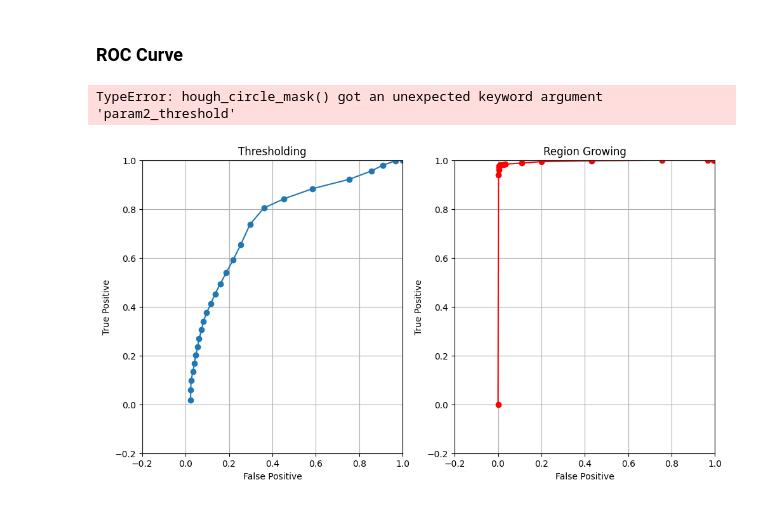
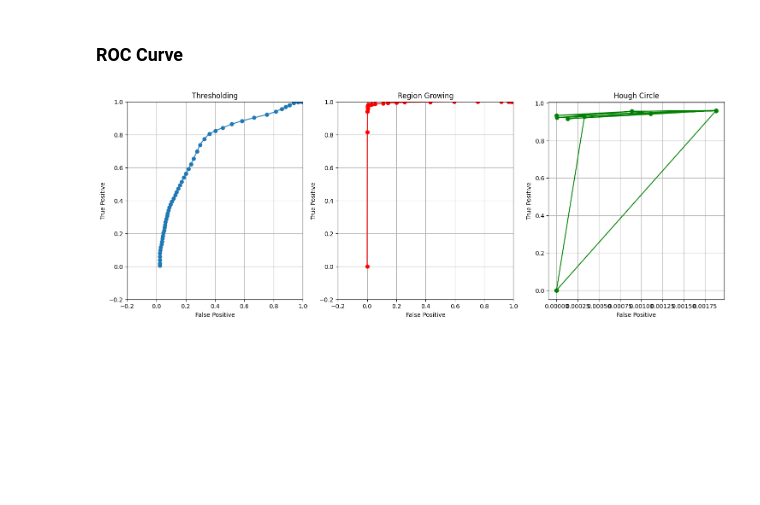
Before and after one commit to KasLoot/CV_and_Sensing, a Jupyter notebook: final/task_1.ipynb, the cells around one changed output. Drawn from its saved outputs; the diff is of its cells as text; code cells hidden in the pictures; blank space fills up the shorter version.

```diff
--- a/final/task_1.ipynb
+++ b/final/task_1.ipynb
@@ -155,7 +155,7 @@ plt.show()
 # %% [markdown]
 ### Hough Circle Detection
 # %%
-def hough_circle_mask(img):
+def hough_circle_mask(img, min_radius=300, max_radius=400):
     gray = cv2.cvtColor(img, cv2.COLOR_BGR2GRAY)
 
     circles = cv2.HoughCircles(
@@ -165,8 +165,8 @@ def hough_circle_mask(img):
         minDist=100,
         param1=50,
         param2=30,
-        minRadius=300,
-        maxRadius=400
+        minRadius=min_radius,
+        maxRadius=max_radius
     )
 
     # Create empty mask
@@ -268,9 +268,9 @@ def draw_roc_curve(image: Image.Image, ground_truth_image: Image.Image, bgr_imag
     true_negative_thresholding = []
     false_positive_thresholding = []
     false_negative_thresholding = []
-    saturation_thresholds = range(0, 257, 10)
+    saturation_thresholds = range(0, 257, 5)
 
-    for thresh in tqdm(saturation_thresholds):
+    for thresh in tqdm(saturation_thresholds, desc="Thresholding ROC"):
         binary_image = threshoding(hsv_img, hue_threshold=[0, 255], saturation_threshold=thresh)
         tp = np.sum((binary_image == 255) & (gt_array == 255))
         tn = np.sum((binary_image == 0) & (gt_array == 0))
@@ -298,11 +298,11 @@ def draw_roc_curve(image: Image.Image, ground_truth_image: Image.Image, bgr_imag
     tn_region_growing = []
     fp_region_growing = []
     fn_region_growing = []
-    thresholds = range(0, 257, 10)
+    thresholds = range(0, 257, 5)
     seed_point = (500, 500)  # Example seed point
     blurred_image = image.copy().filter(ImageFilter.GaussianBlur(radius=2))
     hsv_img = blurred_image.convert("HSV")
-    for thresh in tqdm(thresholds):
+    for thresh in tqdm(thresholds, desc="Region Growing ROC"):
         binary_image = region_growing(hsv_img, seed_point=seed_point, threshold=thresh)
         tp = np.sum((binary_image == 255) & (gt_array == 255))
         tn = np.sum((binary_image == 0) & (gt_array == 0))
@@ -334,11 +334,11 @@ def draw_roc_curve(image: Image.Image, ground_truth_image: Image.Image, bgr_imag
 
     # Vary param2 from high (strict) to low (loose)
     # Include 0 to force all-white mask
-    hough_thresholds = list(range(100, 0, -5)) + [0]
+    hough_thresholds = list(range(0, 1000, 25))
 
-    for thresh in tqdm(hough_thresholds):
+    for thresh in tqdm(hough_thresholds, desc="Hough Circle ROC"):
         # We use the global bgr_image here as hough_circle_mask expects a BGR numpy array
-        binary_image, _ = hough_circle_mask(bgr_image, param2_threshold=thresh)
+        binary_image, _ = hough_circle_mask(bgr_image, min_radius=0, max_radius=thresh)
 
         tp = np.sum((binary_image == 255) & (gt_array == 255))
         tn = np.sum((binary_image == 0) & (gt_array == 0))
@@ -347,32 +347,31 @@ def draw_roc_curve(image: Image.Image, ground_truth_image: Image.Image, bgr_imag
 
         tp_hough.append(tp)
         fp_hough.append(fp)
         tn_hough.append(tn)
         fn_hough.append(fn)
 
     true_positive_rate_hough = np.array(tp_hough) / (np.array(tp_hough) + np.array(fn_hough) + 1e-6)
     false_positive_rate_hough = np.array(fp_hough) / (np.array(fp_hough) + np.array(tn_hough) + 1e-6)
 
     plt.subplot(1, 3, 3)
     plt.plot(false_positive_rate_hough, true_positive_rate_hough, marker='o', color='green')
     plt.xlabel('False Positive')
     plt.ylabel('True Positive')
     plt.title('Hough Circle')
     plt.grid()
     plt.show()
 
     # # plotting all curves together
     # plt.plot(false_positive_rate_thresholding, true_positive_rate_thresholding, marker='.', color='blue', label='Thresholding')
     # plt.plot(false_positive_rate_region_growing, true_positive_rate_region_growing, marker='.', color='red', label='Region Growing')
     # plt.plot(false_positive_rate_hough, true_positive_rate_hough, marker='.', color='green', label='Hough Circle')
     # plt.xlabel('False Positive')
     # plt.ylabel('True Positive')
     # plt.title('ROC Curve Comparison')
     # plt.legend()
     # plt.grid()
     # plt.show()
 
 draw_roc_curve(rgb_image, ground_truth_image, bgr_image)
 # %% [output]
-TypeError: hough_circle_mask() got an unexpected keyword argument 'param2_threshold'
-[figure, old version]
+[figure, new version]
```
Also changed, not shown: 3 other files.
